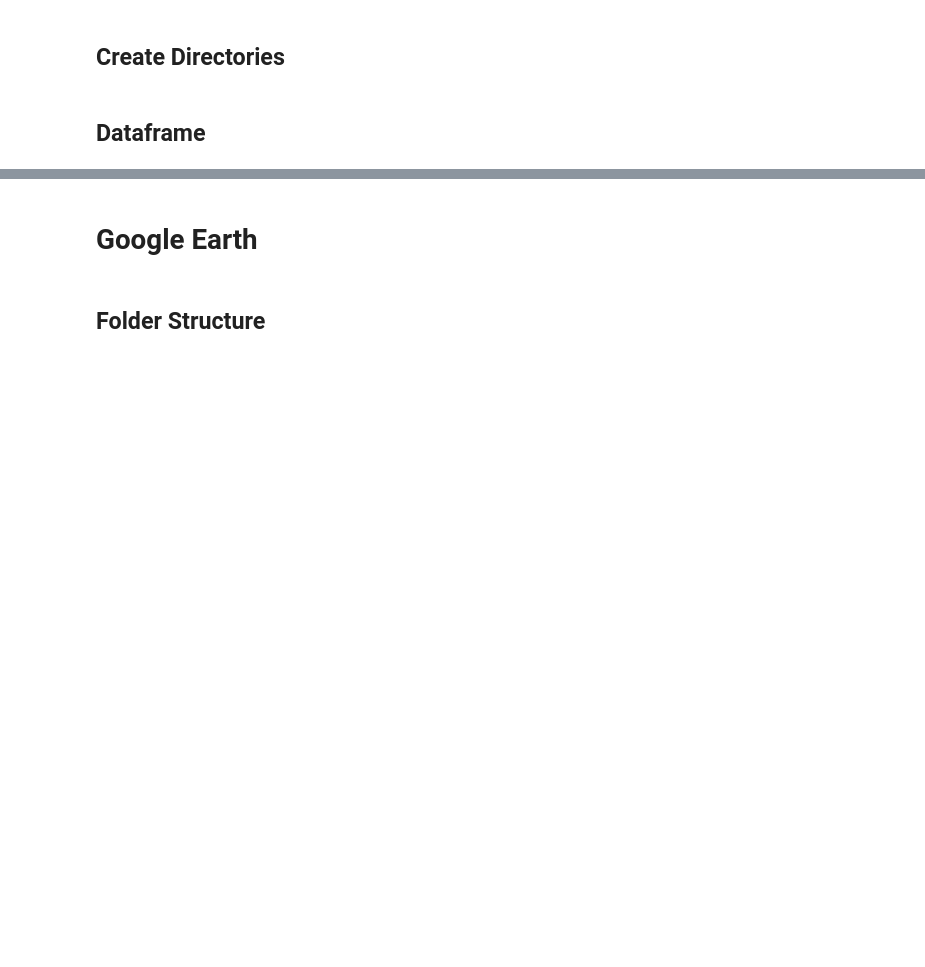
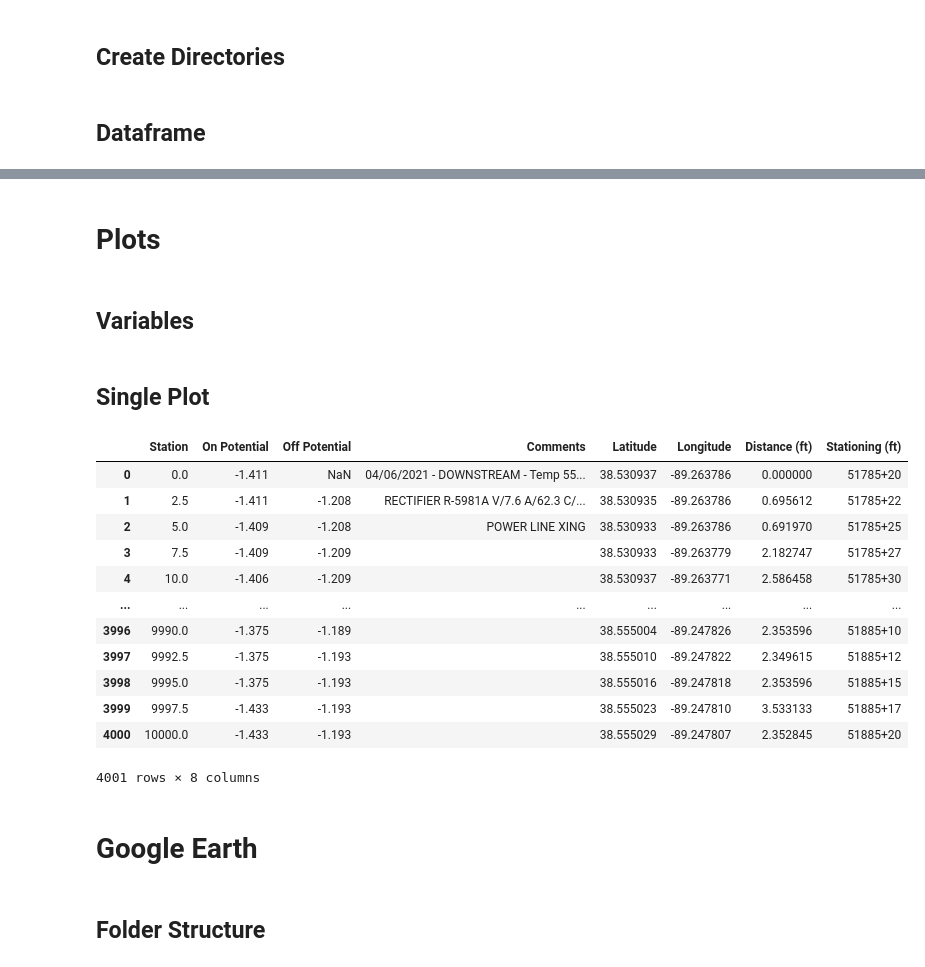
Before and after one commit to StefanosSpyrou/Plot-CIS-Data-Google-Earth-Real-Time, a Jupyter notebook: Notebooks/CIS Data to Google Earth (Real Time).ipynb, the cells around one changed output, grey strips where cells are left out. Saved outputs shown, nothing was run; the diff lists cells and outputs as text; code cells hidden in the pictures; blank space fills up the shorter version.

```diff
--- a/Notebooks/CIS Data to Google Earth (Real Time).ipynb
+++ b/Notebooks/CIS Data to Google Earth (Real Time).ipynb
@@ -676,6 +748,8 @@ for export_name in export_name_list:
     os.makedirs(DATA_DIR / export_name)
     os.makedirs(LOGS_DIR / export_name)
     os.makedirs(KMZ_DIR / export_name)
+    os.makedirs(PDF_DIR / export_name)
+    os.makedirs(PDF_DIR_MULTI / export_name)
 # %% [markdown]
 ## Dataframe
 # %%
@@ -979,0 +1108,39 @@ for export_name in export_name_list:
+# %%
+# Replace NaN with empty strings
+df_2D['Comments'] = df_2D['Comments'].fillna('')
+
+# Trim whitespace and insert space between parentheses
+df_2D['Comments'] = df_2D['Comments'].str.strip().str.replace(r'\)\(', ') (', regex=True)
+# %%
+# Original index prior to adding rows
+original_index = df_2D.last_valid_index()
+
+# Original rows
+original_rows = df_2D['Station'].iloc[df_2D.last_valid_index()] - df_2D['Station'].iloc[0]
+
+# Added rows based on distance/graph
+added_rows = ((math.ceil(original_rows / settings.DISTANCE) * settings.DISTANCE - original_rows) /
+              settings.INCREMENT)
+
+# Create dataframe from added rows
+df_empty = pd.DataFrame({'Station': np.arange(added_rows)})
+
+# Concatenate added rows to original rows
+df = pd.concat([df_2D, df_empty]).reset_index(drop=True)
+
+# Get the new index
+new_index = df.last_valid_index()
+# %%
+i = 0  # Loop counter
+
+# Add station numbers
+for counter in range(original_index, new_index):
+    df.loc[counter + 1, 'Station'] = df.loc[counter, 'Station'] + settings.INCREMENT
+
+# Last row value
+last_valid_index = df['Station'].last_valid_index()
+
+if df.loc[last_valid_index, 'Station'] > math.ceil(
+        original_rows / settings.DISTANCE) * settings.DISTANCE:
+    df.loc[last_valid_index, 'Station'] = math.ceil(
+        original_rows / settings.DISTANCE) * settings.DISTANCE
@@ -979,0 +1243,4 @@ for export_name in export_name_list:
+# %% [markdown]
+# Plots
+# %% [markdown]
+## Variables
@@ -979,0 +1262,18 @@ for export_name in export_name_list:
+# %% [markdown]
+## Single Plot
+# %%
+df
+# %% [output]
+|  | Station | On Potential | Off Potential | Comments | Latitude | Longitude | Distance (ft) | Stationing (ft) |
+| 0 | 0.0 | -1.411 | NaN | 04/06/2021 - DOWNSTREAM - Temp 55... | 38.530937 | -89.263786 | 0.000000 | 51785+20 |
+| 1 | 2.5 | -1.411 | -1.208 | RECTIFIER R-5981A V/7.6 A/62.3 C/... | 38.530935 | -89.263786 | 0.695612 | 51785+22 |
+| 2 | 5.0 | -1.409 | -1.208 | POWER LINE XING | 38.530933 | -89.263786 | 0.691970 | 51785+25 |
+| 3 | 7.5 | -1.409 | -1.209 |  | 38.530933 | -89.263779 | 2.182747 | 51785+27 |
+| 4 | 10.0 | -1.406 | -1.209 |  | 38.530937 | -89.263771 | 2.586458 | 51785+30 |
+| ... | ... | ... | ... | ... | ... | ... | ... | ... |
+| 3996 | 9990.0 | -1.375 | -1.189 |  | 38.555004 | -89.247826 | 2.353596 | 51885+10 |
+| 3997 | 9992.5 | -1.375 | -1.193 |  | 38.555010 | -89.247822 | 2.349615 | 51885+12 |
+| 3998 | 9995.0 | -1.375 | -1.193 |  | 38.555016 | -89.247818 | 2.353596 | 51885+15 |
+| 3999 | 9997.5 | -1.433 | -1.193 |  | 38.555023 | -89.247810 | 3.533133 | 51885+17 |
+| 4000 | 10000.0 | -1.433 | -1.193 |  | 38.555029 | -89.247807 | 2.352845 | 51885+20 |
+4001 rows × 8 columns
```
Also changed, not shown: parts of 33 cells of this notebook.
